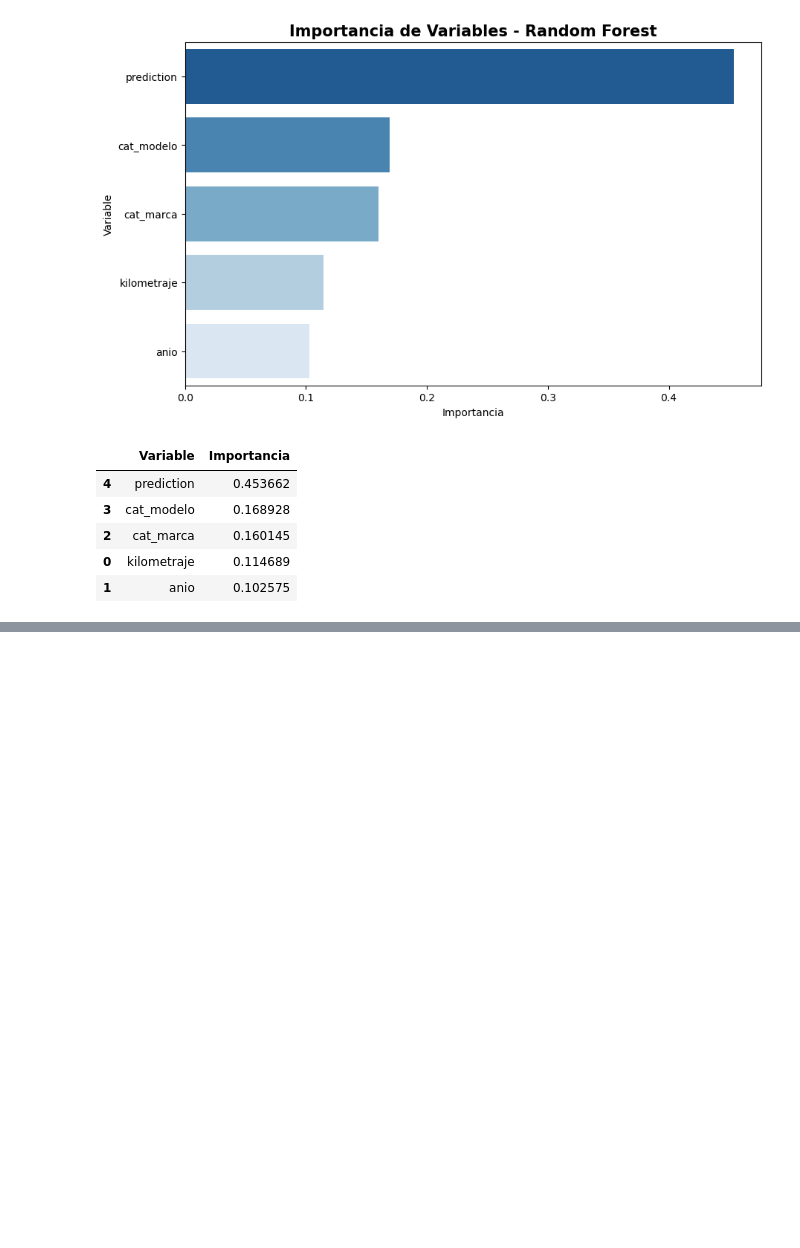
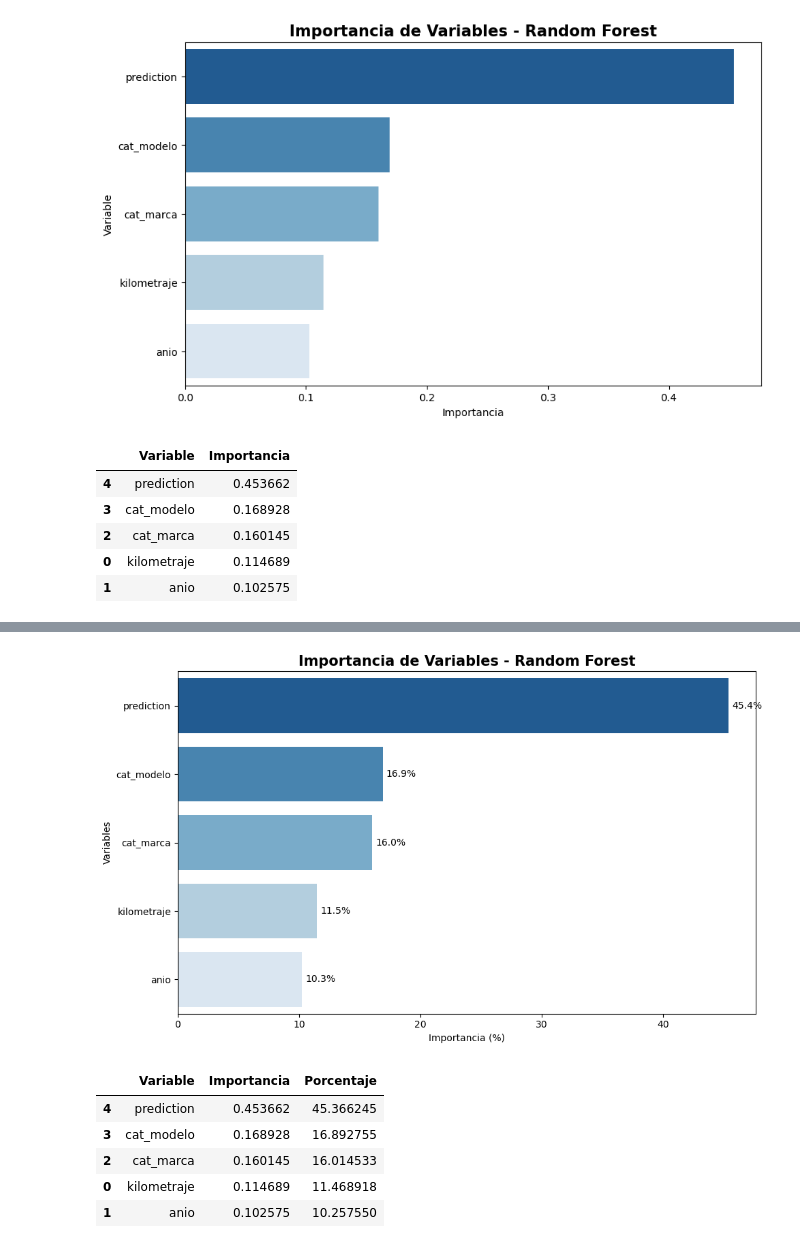
Before and after one commit to IICG-Coquimbo/practica-proyecto-autotec, a Jupyter notebook: autotec/supervisado_regresion_dani.ipynb, the cells around one changed output, grey strips where cells are left out. Cells and saved outputs as stored; diff of their text form; code cells hidden in the pictures; blank space fills up the shorter version.

```diff
--- a/autotec/supervisado_regresion_dani.ipynb
+++ b/autotec/supervisado_regresion_dani.ipynb
@@ -510,0 +648,73 @@ NameError: name 'resultado' is not defined
+# %%
+# ============================================
+# IMPORTANCIA DE VARIABLES
+# ============================================
+
+imp = pd.DataFrame({
+
+    "Variable": variables_x,
+
+    "Importancia":
+    modelo_rf.featureImportances.toArray()
+
+})
+
+# porcentaje
+imp["Porcentaje"] = (
+    imp["Importancia"] /
+    imp["Importancia"].sum()
+)*100
+
+# ordenar
+imp = imp.sort_values(
+    by="Porcentaje",
+    ascending=False
+)
+
+# gráfico
+plt.figure(figsize=(10,6))
+
+sns.barplot(
+    data=imp,
+    x="Porcentaje",
+    y="Variable",
+    hue="Variable",       # ← agregado
+    palette="Blues_r",
+    legend=False
+)
+
+# mostrar valor
+for i, valor in enumerate(imp["Porcentaje"]):
+
+    plt.text(
+        valor+0.3,
+        i,
+        f"{valor:.1f}%",
+        va="center",
+        fontsize=10
+    )
+
+plt.title(
+    "Importancia de Variables - Random Forest",
+    fontsize=15,
+    fontweight="bold"
+)
+
+plt.xlabel("Importancia (%)")
+
+plt.ylabel("Variables")
+
+plt.tight_layout()
+
+plt.show()
+
+# tabla
+imp
+# %% [output]
+[figure, added]
+|  | Variable | Importancia | Porcentaje |
+| 4 | prediction | 0.453662 | 45.366245 |
+| 3 | cat_modelo | 0.168928 | 16.892755 |
+| 2 | cat_marca | 0.160145 | 16.014533 |
+| 0 | kilometraje | 0.114689 | 11.468918 |
+| 1 | anio | 0.102575 | 10.257550 |
```
Also changed, not shown: parts of 9 cells of this notebook.
